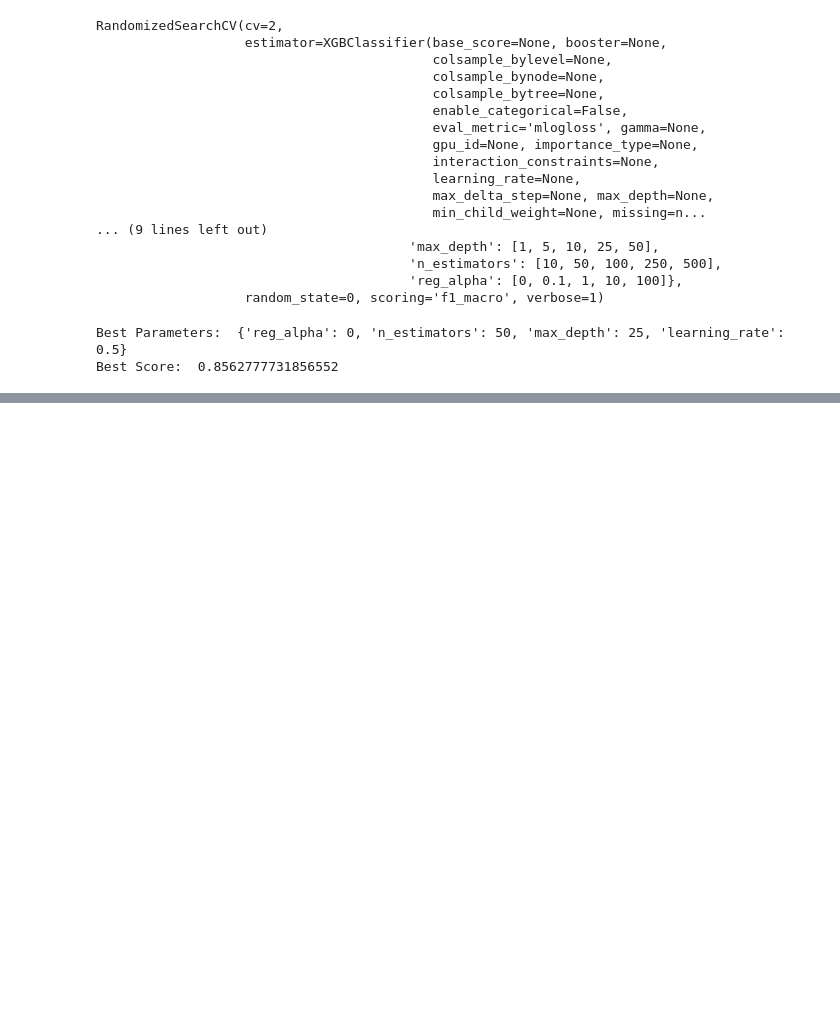
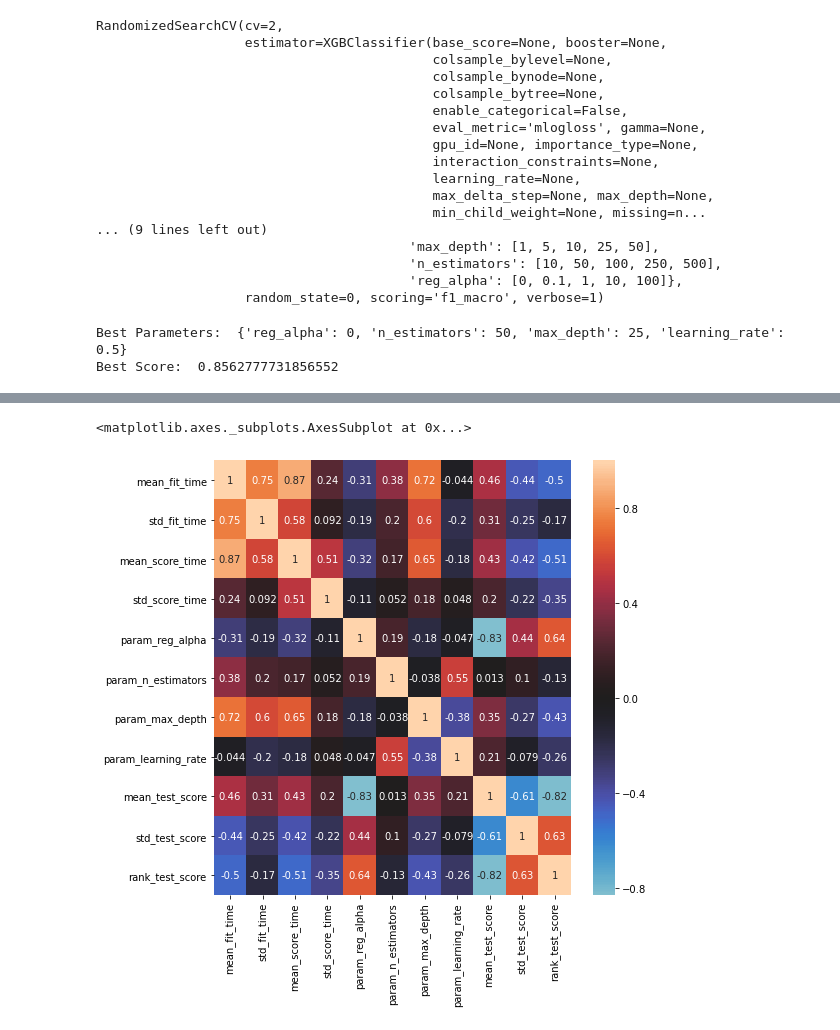
Before and after one commit to apeiffer/sentiment-analysis, a Jupyter notebook: notebooks/XGBoost.ipynb, the cells around one changed output, grey strips where cells are left out. Drawn from its saved outputs; the diff is of its cells as text; code cells hidden in the pictures; blank space fills up the shorter version.

```diff
--- a/notebooks/XGBoost.ipynb
+++ b/notebooks/XGBoost.ipynb
@@ -97,16 +97,28 @@ RandomizedSearchCV(cv=2,
 # %%
 import matplotlib.pyplot as plt
 import pandas as pd
+import seaborn as sns
+import numpy as np
 
 print('Best Parameters: ', rand_cv.best_params_)
 print('Best Score: ', rand_cv.best_score_)
 best_model = rand_cv.best_estimator_
-
 res = rand_cv.cv_results_
 res.pop('params',None)
 res.pop('split0_test_score',None)
 res.pop('split1_test_score',None)
-pd.DataFrame(res).sort_values('rank_test_score')
+
+df = pd.DataFrame(res).sort_values('rank_test_score')
+df['param_reg_alpha'] = df['param_reg_alpha'].astype(np.float64)
+df['param_n_estimators'] = df['param_n_estimators'].astype(np.float64)
+df['param_learning_rate'] = df['param_learning_rate'].astype(np.float64)
+df['param_max_depth'] = df['param_max_depth'].astype(np.float64)
+
+display(df)
+
+# display corr heat map
+fig, ax = plt.subplots(figsize=(8, 8))
+sns.heatmap(df.corr(), center=0, annot=True)
 # %% [output]
 Best Parameters:  {'reg_alpha': 0, 'n_estimators': 50, 'max_depth': 25, 'learning_rate': 0.5}
 Best Score:  0.8562777731856552
@@ -130,3 +142,5 @@ Best Score:  0.8562777731856552
+<matplotlib.axes._subplots.AxesSubplot at 0x...>
+[figure, added]
 # %%
 from sklearn.preprocessing import label_binarize
 from sklearn.metrics import classification_report
```
Also changed, not shown: parts of 6 cells of this notebook.
